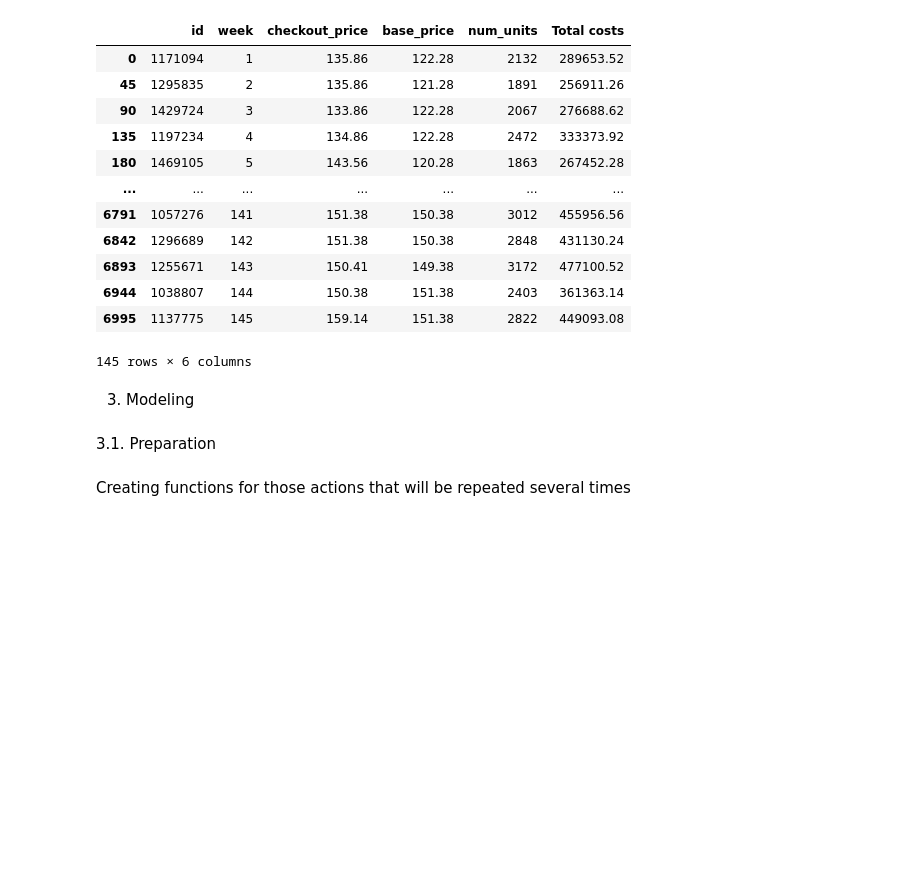
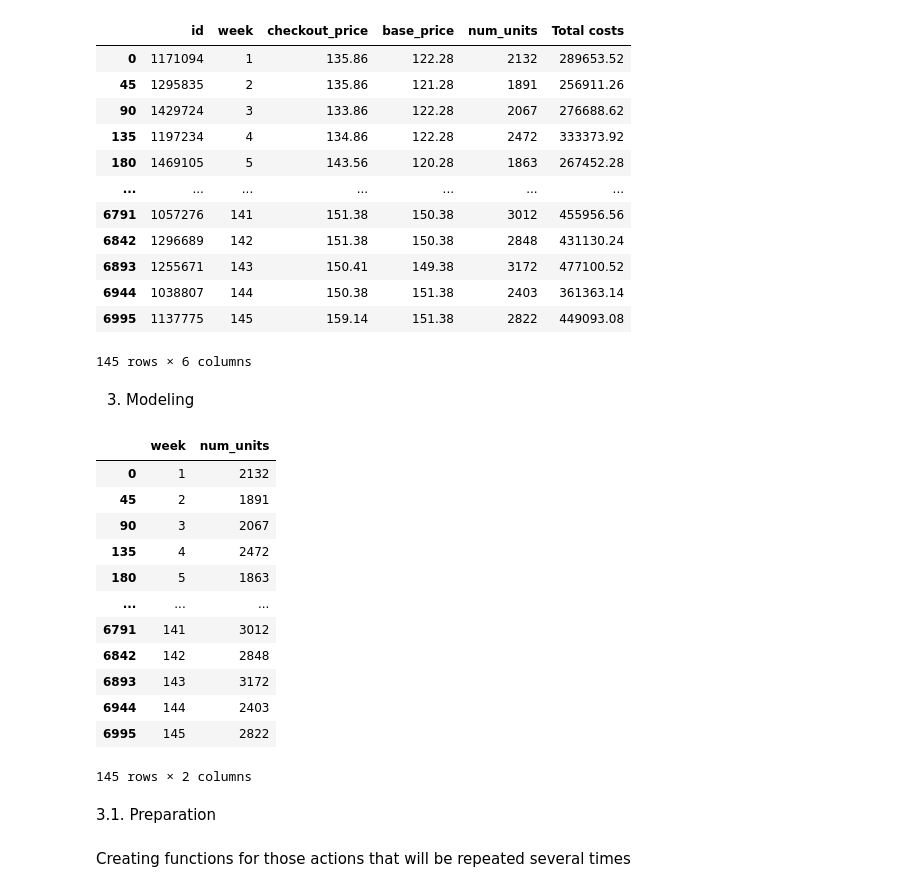
Before and after one commit to AwanRaskall/ml-demand-driven-order-planning, a Jupyter notebook: product_demand_prediction.ipynb, the cells around one changed output. Drawn from its saved outputs; the diff is of its cells as text; code cells hidden in the pictures; blank space fills up the shorter version.

```diff
--- a/product_demand_prediction.ipynb
+++ b/product_demand_prediction.ipynb
@@ -166,6 +173,23 @@ df_orders
 145 rows × 6 columns
 # %% [markdown]
 3. Modeling
+# %%
+df_data = pd.DataFrame({'week': df_orders.week,'num_units': df_orders.num_units})
+df_data
+# %% [output]
+|  | week | num_units |
+| 0 | 1 | 2132 |
+| 45 | 2 | 1891 |
+| 90 | 3 | 2067 |
+| 135 | 4 | 2472 |
+| 180 | 5 | 1863 |
+| ... | ... | ... |
+| 6791 | 141 | 3012 |
+| 6842 | 142 | 2848 |
+| 6893 | 143 | 3172 |
+| 6944 | 144 | 2403 |
+| 6995 | 145 | 2822 |
+145 rows × 2 columns
 # %% [markdown]
 3.1. Preparation
 # %% [markdown]
```
Also changed, not shown: parts of 12 cells of this notebook.
